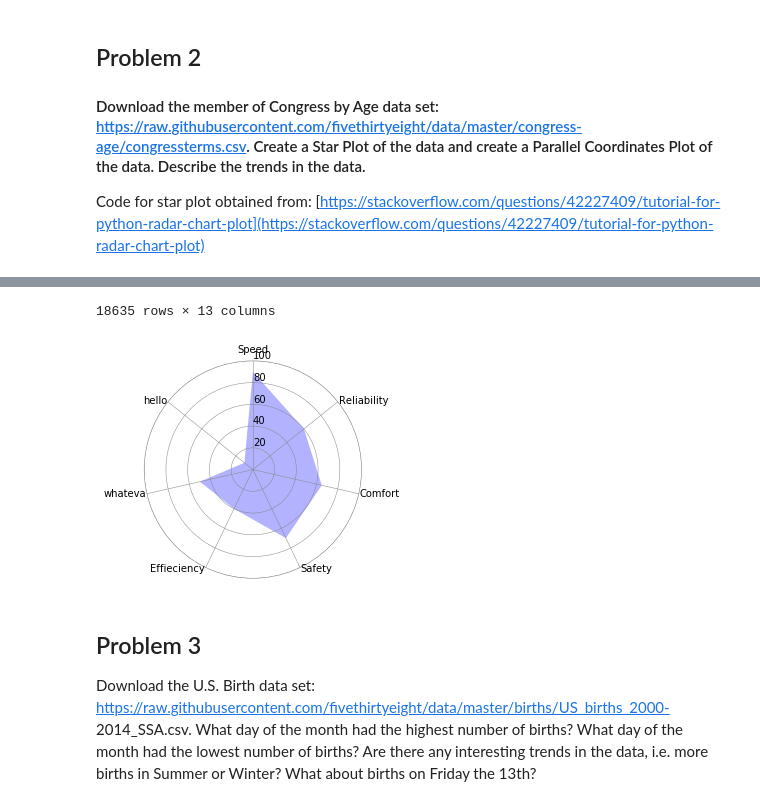
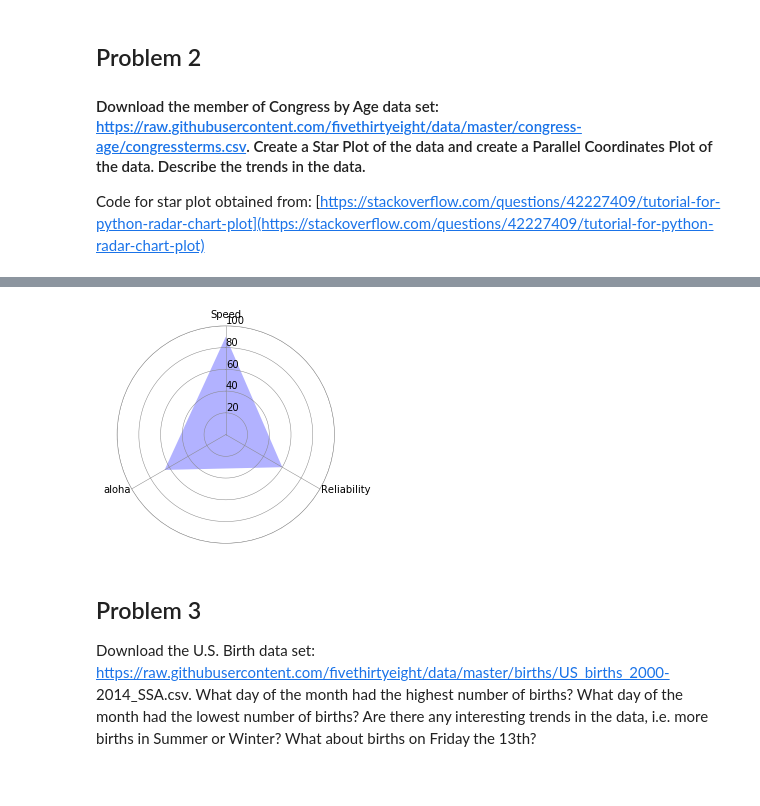
Before and after one commit to jesuszarate/VisForScientificData, a Jupyter notebook: Assignment1/Assignment1.ipynb, the cells around one changed output, grey strips where cells are left out. Drawn from its saved outputs; the diff is of its cells as text; code cells hidden in the pictures.

```diff
--- a/Assignment1/Assignment1.ipynb
+++ b/Assignment1/Assignment1.ipynb
@@ -102,7 +247,10 @@ Code for star plot obtained from:
 # %%
 data = pd.read_csv('data/congress-terms.csv')
 
-data
+cat = ['Speed', 'Reliability', 'aloha']
+values = [90, 60, 65]
+
+drawStarPlot(cat, values)
 #grouped = data.groupby('chamber')
 # for name, group in grouped:
 #     #print(name)
@@ -128,72 +259,4 @@ data
-18635 rows × 13 columns
+[figure, added]
-# %%
-from math import pi
-
-# Set data
-cat = ['Speed', 'Reliability', 'Comfort', 'Safety', 'Effieciency', 'whateva', 'hello']
-values = [90, 60, 65, 70, 40, 50, 10]
-
-N = len(cat)
-
-x_as = [n / float(N) * 2 * pi for n in range(N)]
-
-# Because our chart will be circular we need to append a copy of the first
-# value of each list at the end of each list with data
-values += values[:1]
-x_as += x_as[:1]
-
-
-# Set color of axes
-plt.rc('axes', linewidth=0.5, edgecolor="#888888")
-
-# Create polar plot
-ax = plt.subplot(111, polar=True)
-
-# Set clockwise rotation. That is:
-ax.set_theta_offset(pi / 2)
-ax.set_theta_direction(-1)
-
-# Set position of y-labels
-ax.set_rlabel_position(0)
-
-# Set color and linestyle of grid
-ax.xaxis.grid(True, color="#888888", linestyle='solid', linewidth=0.5)
-ax.yaxis.grid(True, color="#888888", linestyle='solid', linewidth=0.5)
-
-# Set number of radial axes and remove labels
-plt.xticks(x_as[:-1], [])
-
-# Set yticks
-plt.yticks([20, 40, 60, 80, 100], ["20", "40", "60", "80", "100"])
-
-# Plot data
-ax.plot(x_as, values, linewidth=0, linestyle='solid', zorder=3)
-
-# Fill area
-ax.fill(x_as, values, 'b', alpha=0.3)
-
-# Set axes limits
-plt.ylim(0, 100)
-
-# Draw ytick labels to make sure they fit properly
-for i in range(N):
-    angle_rad = i / float(N) * 2 * pi
-    if angle_rad == 0:
-        ha, distance_ax = "center", 10
-    elif 0 < angle_rad < pi:
-        ha, distance_ax = "left", 1
-    elif angle_rad == pi:
-        ha, distance_ax = "center", 1
-    else:
-        ha, distance_ax = "right", 1
-
-    ax.text(angle_rad, 100 + distance_ax, cat[i], size=10, horizontalalignment=ha, verticalalignment="center")
-
-
-# Show polar plot
-plt.show()
-# %% [output]
-[figure, removed]
 # %% [markdown]
 ## Problem 3
 Download the U.S. Birth data set:
```
Also changed, not shown: parts of 5 cells of this notebook.
